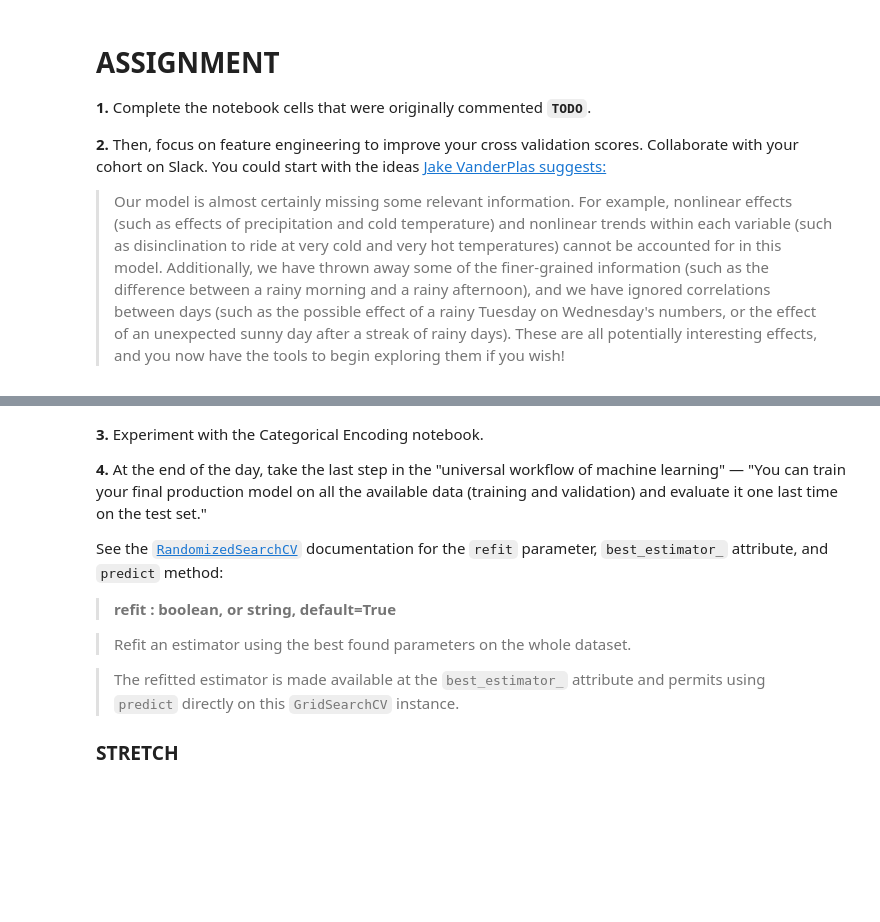
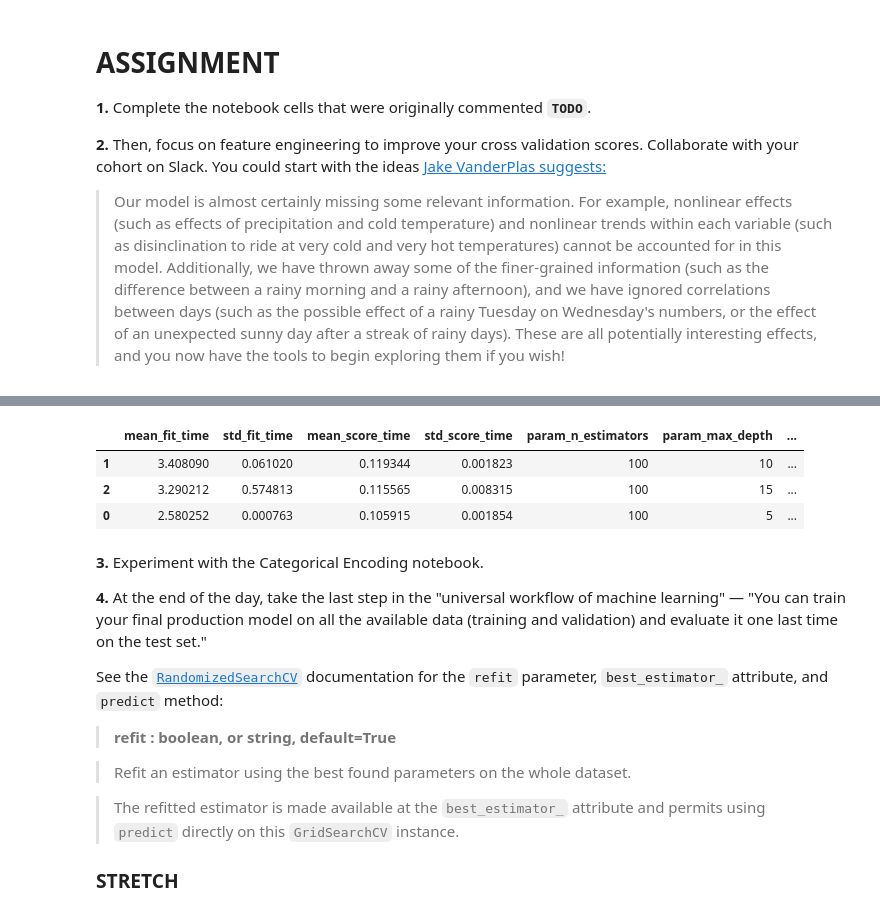
Before and after one commit to LambdaSchool/DS-Unit-2-Sprint-4-Practicing-Understanding, a Jupyter notebook: module1-hyperparameter-optimization/LS_DS_241_Hyperparameter_Optimization.ipynb, the cells around one changed output, grey strips where cells are left out. Drawn from its saved outputs; the diff is of its cells as text; code cells hidden in the pictures; blank space fills up the shorter version.

```diff
--- a/module1-hyperparameter-optimization/LS_DS_241_Hyperparameter_Optimization.ipynb
+++ b/module1-hyperparameter-optimization/LS_DS_241_Hyperparameter_Optimization.ipynb
@@ -523,5 +523,35 @@ pd.DataFrame(gridsearch.cv_results_).sort_values(by='rank_test_score')
 **2.** Then, focus on feature engineering to improve your cross validation scores. Collaborate with your cohort on Slack. You could start with the ideas [Jake VanderPlas suggests:](https://jakevdp.github.io/PythonDataScienceHandbook/05.06-linear-regression.html#Example:-Predicting-Bicycle-Traffic)
 
 > Our model is almost certainly missing some relevant information. For example, nonlinear effects (such as effects of precipitation and cold temperature) and nonlinear trends within each variable (such as disinclination to ride at very cold and very hot temperatures) cannot be accounted for in this model. Additionally, we have thrown away some of the finer-grained information (such as the difference between a rainy morning and a rainy afternoon), and we have ignored correlations between days (such as the possible effect of a rainy Tuesday on Wednesday's numbers, or the effect of an unexpected sunny day after a streak of rainy days). These are all potentially interesting effects, and you now have the tools to begin exploring them if you wish!
-# %%
-X_train['no_snow_on_ground'] = (X_train['SNWD']==0).astype(int)
+# %%
+def will_wrangle(X):
+  X = X.copy()
+  X['no_snow_on_ground'] = (X['SNWD']==0).astype(int)
+  X['cold_day'] = (X['TMAX'] <= 11).astype(int)
+  X['cold_and_wet'] = ((X['TMAX'] <= 11) & ((X['dry day']==0) | (X['no_snow_on_ground']==0))).astype(int)
+  X['SNOW'] = X['SNOW'].replace({-9999:0})
+  X['hot'] = X['TMAX'] >= 29
+  return X
+# %%
+X_train = will_wrangle(X_train)
+X_test = will_wrangle(X_test)
+# %%
+from xgboost import XGBRegressor### Test new features:
+param_distributions = {
+    'n_estimators': [100],
+    'max_depth': [5, 10, 15],
+    'criterion': ['mae']
+}
+
+gridsearch = RandomizedSearchCV(
+    RandomForestRegressor(n_jobs=-1, random_state=42),
+    param_distributions=param_distributions,
+    n_iter=4,
+    cv=3,
+    scoring='neg_mean_absolute_error',
+    verbose=10,
+    return_train_score=True,
+    n_jobs=-1
+)
+
+gridsearch.fit(X_train, y_train)
@@ -528,3 +578,10 @@ X_train['no_snow_on_ground'] = (X_train['SNWD']==0).astype(int)
+# %%
+pd.DataFrame(gridsearch.cv_results_).sort_values(by='rank_test_score')
+# %% [output]
+|  | mean_fit_time | std_fit_time | mean_score_time | std_score_time | param_n_estimators | param_max_depth | ... |
+| 1 | 3.408090 | 0.061020 | 0.119344 | 0.001823 | 100 | 10 | ... |
+| 2 | 3.290212 | 0.574813 | 0.115565 | 0.008315 | 100 | 15 | ... |
+| 0 | 2.580252 | 0.000763 | 0.105915 | 0.001854 | 100 | 5 | ... |
 # %% [markdown]
 **3.** Experiment with the Categorical Encoding notebook.
 
```
Also changed, not shown: parts of 7 cells of this notebook.
